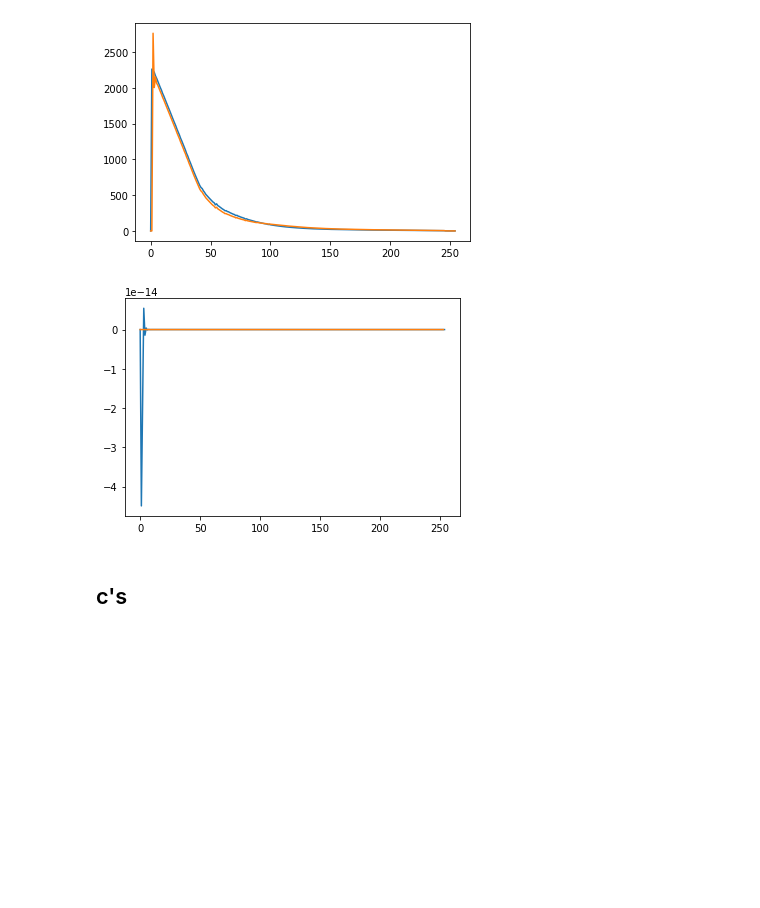
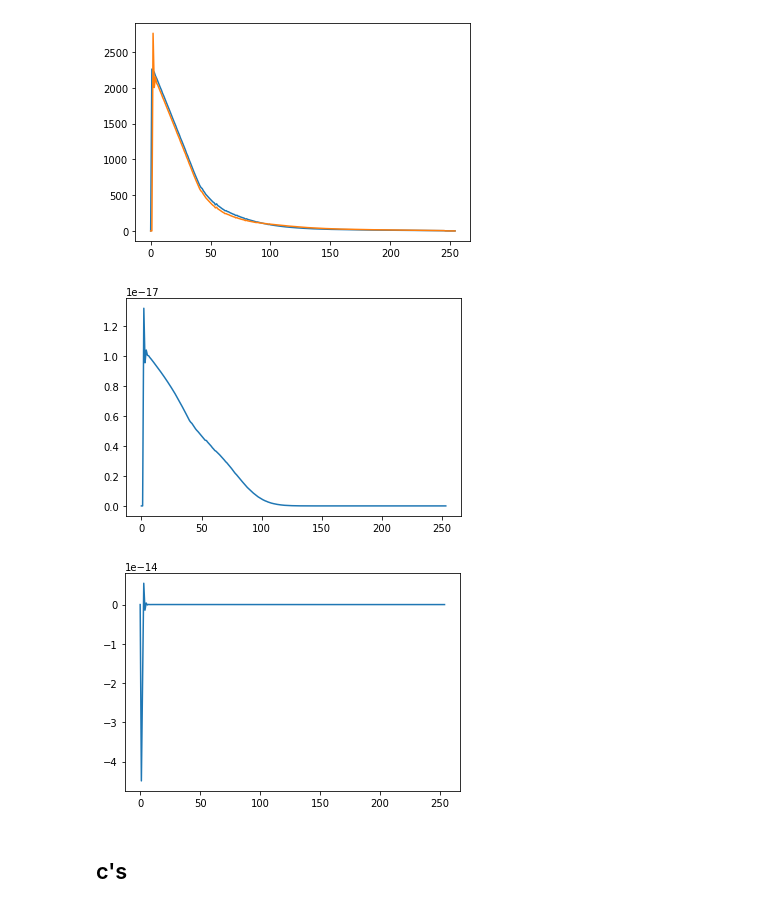
Before and after one commit to nuLABatUSD/BBN_sterile_decay, a Jupyter notebook: alterbbn_v2.2/CheckCSVFileAccuracy.ipynb, the cells around one changed output. Saved outputs shown, nothing was run; the diff lists cells and outputs as text; code cells hidden in the pictures; blank space fills up the shorter version.

```diff
--- a/alterbbn_v2.2/CheckCSVFileAccuracy.ipynb
+++ b/alterbbn_v2.2/CheckCSVFileAccuracy.ipynb
@@ -47,8 +47,14 @@ df_a_dqdt_hannah = pd.read_csv("300-7e-05-FullTestNew/mass_300_mix_7e-05_a_dqdt.
 
 fig = plt.figure()
 
-for frame in [df_a_dqdt, df_a_dqdt_hannah]:
+for frame in [df_a_dqdt_hannah]:
     plt.plot(frame.index, frame['output'])
 
 plt.show()
+
+
+for frame in [df_a_dqdt]:
+    plt.plot(frame.index, frame['output'])
+
+plt.show()
 # %% [output]
@@ -94,15 +101,19 @@ plt.show()
 # %%
 df_b_dqdt = pd.read_csv("CSV Files/b_dqdt.csv", names=["index", "output"], index_col=False, usecols = ["output"])
 df_b_dqdt_hannah = pd.read_csv("300-7e-05-FullTestNew/mass_300_mix_7e-05_b_dqdt.csv", names=["index", "output"], index_col=False, usecols = ["output"])
 
 fig = plt.figure()
 
-for frame in [df_b_dqdt, df_b_dqdt_hannah]:
+for frame in [df_b_dqdt_hannah]:
     plt.plot(frame.index, frame['output'])
 
 plt.show()
+
+plt.plot(df_b_dqdt.index, df_b_dqdt['output'])
+plt.show()
 # %% [output]
-[figure, old version]
+[figure, new version]
+[figure, added]
 # %% [markdown]
 ## c's
 # %%
```
Also changed, not shown: parts of 3 cells of this notebook, 9 other files.
